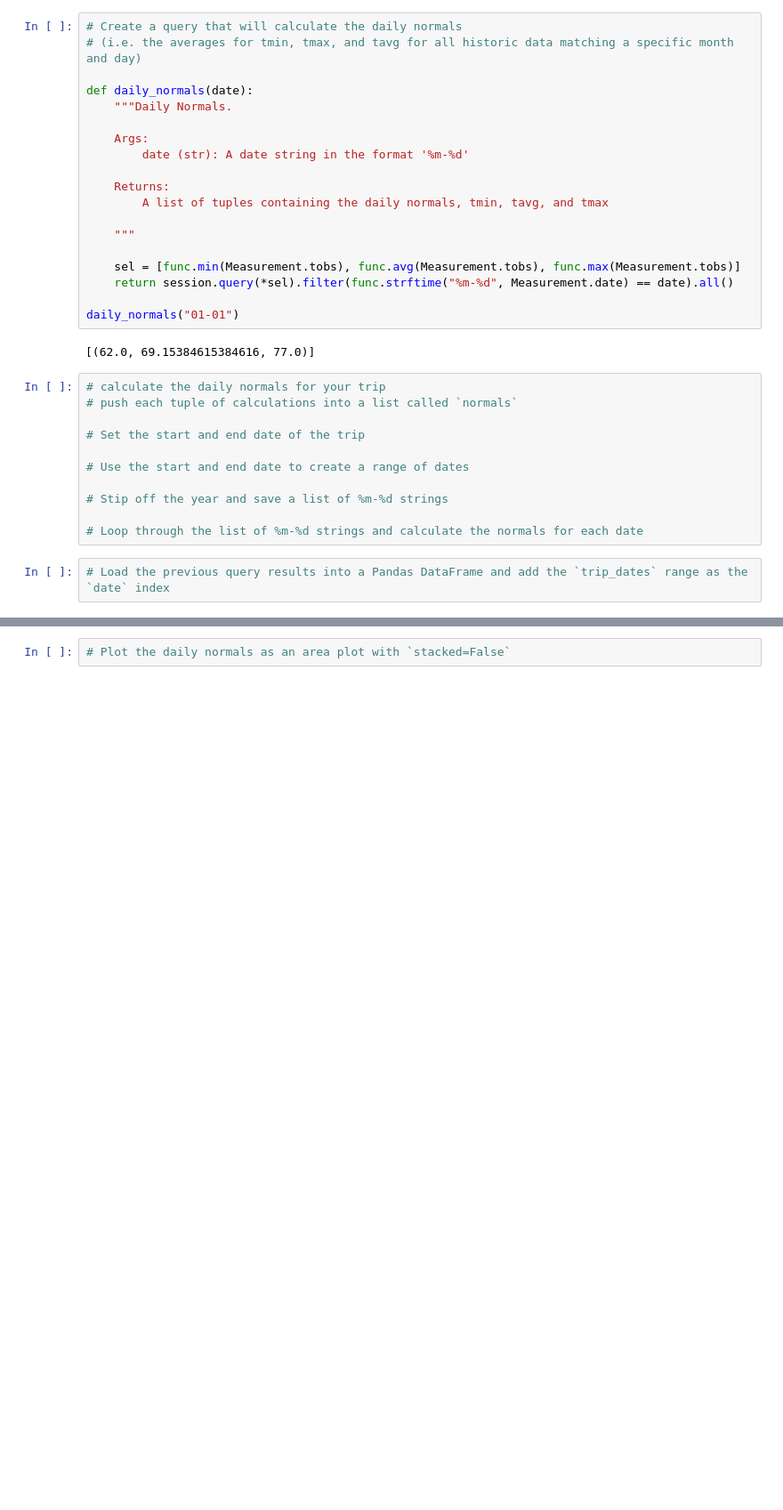
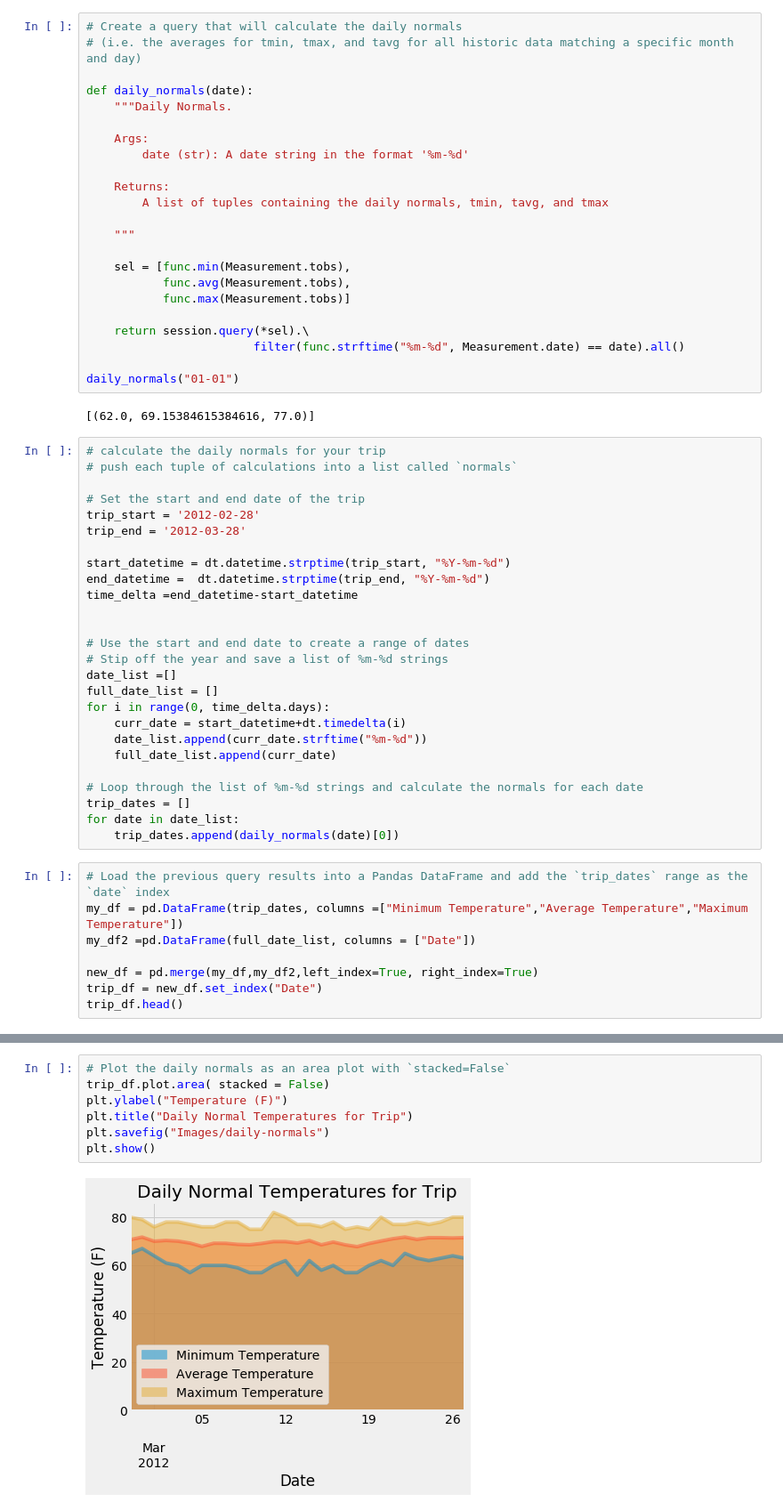
Before and after one commit to 87danielbradley/sqlalchemy-challenge, a Jupyter notebook: climate-sqlalchemy.ipynb, the cells around one changed output, grey strips where cells are left out. Shown: that part at 89% size. Drawn from its saved outputs; the diff is of its cells as text; blank space fills up the shorter version.

```diff
--- a/climate-sqlalchemy.ipynb
+++ b/climate-sqlalchemy.ipynb
@@ -246,8 +271,12 @@ def daily_normals(date):
 
     """
 
-    sel = [func.min(Measurement.tobs), func.avg(Measurement.tobs), func.max(Measurement.tobs)]
-    return session.query(*sel).filter(func.strftime("%m-%d", Measurement.date) == date).all()
+    sel = [func.min(Measurement.tobs),
+           func.avg(Measurement.tobs),
+           func.max(Measurement.tobs)]
+
+    return session.query(*sel).\
+                        filter(func.strftime("%m-%d", Measurement.date) == date).all()
 
 daily_normals("01-01")
 # %% [output]
@@ -257,11 +286,32 @@ daily_normals("01-01")
 # push each tuple of calculations into a list called `normals`
 
 # Set the start and end date of the trip
+trip_start = '2012-02-28'
+trip_end = '2012-03-28'
+
+start_datetime = dt.datetime.strptime(trip_start, "%Y-%m-%d")
+end_datetime =  dt.datetime.strptime(trip_end, "%Y-%m-%d")
+time_delta =end_datetime-start_datetime
+
 
 # Use the start and end date to create a range of dates
-
 # Stip off the year and save a list of %m-%d strings
+date_list =[]
+full_date_list = []
+for i in range(0, time_delta.days):
+    curr_date = start_datetime+dt.timedelta(i)
+    date_list.append(curr_date.strftime("%m-%d"))
+    full_date_list.append(curr_date)
 
 # Loop through the list of %m-%d strings and calculate the normals for each date
+trip_dates = []
+for date in date_list:
+    trip_dates.append(daily_normals(date)[0])
 # %%
 # Load the previous query results into a Pandas DataFrame and add the `trip_dates` range as the `date` index
+my_df = pd.DataFrame(trip_dates, columns =["Minimum Temperature","Average Temperature","Maximum Temperature"])
+my_df2 =pd.DataFrame(full_date_list, columns = ["Date"])
+
+new_df = pd.merge(my_df,my_df2,left_index=True, right_index=True)
+trip_df = new_df.set_index("Date")
+trip_df.head()
@@ -268,2 +326,9 @@ daily_normals("01-01")
 # %%
 # Plot the daily normals as an area plot with `stacked=False`
+trip_df.plot.area( stacked = False)
+plt.ylabel("Temperature (F)")
+plt.title("Daily Normal Temperatures for Trip")
+plt.savefig("Images/daily-normals")
+plt.show()
+# %% [output]
+[figure, added]
```
Also changed, not shown: parts of 18 cells of this notebook, 9 other files.
